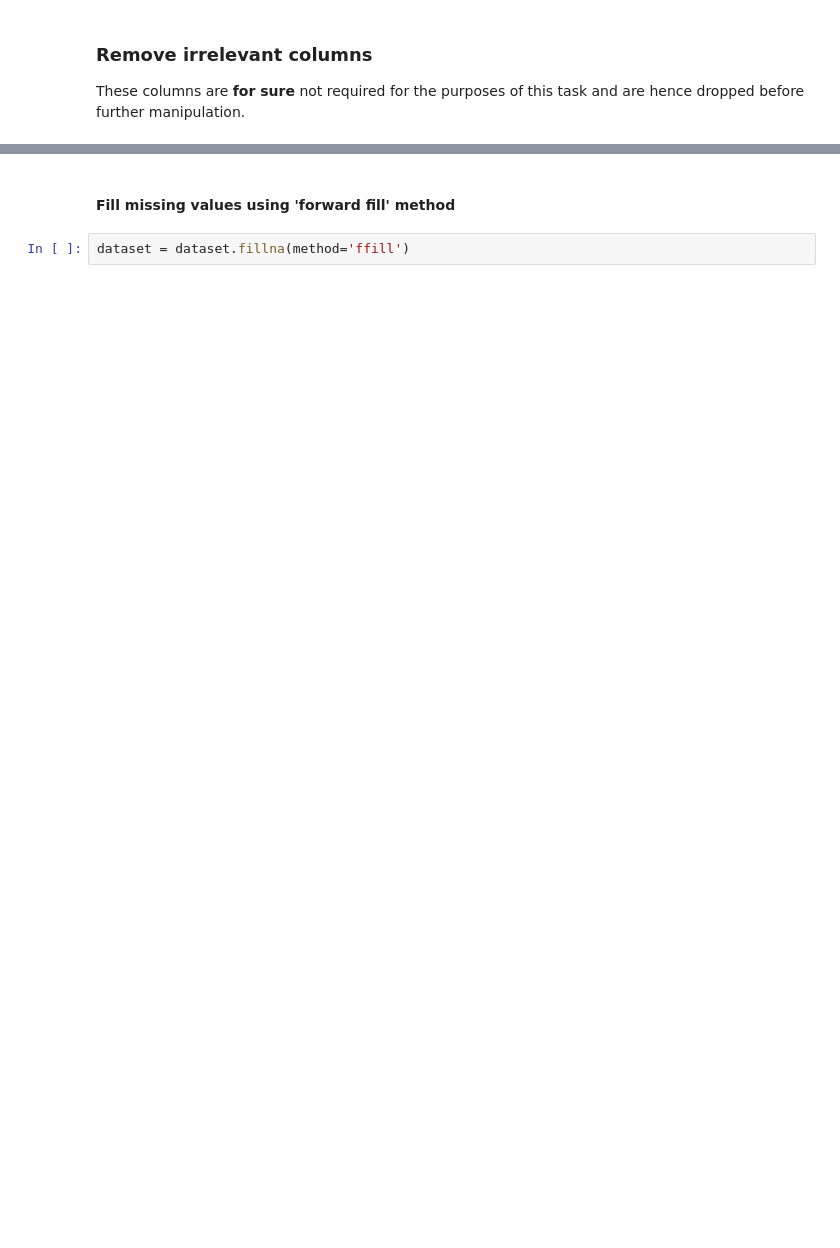
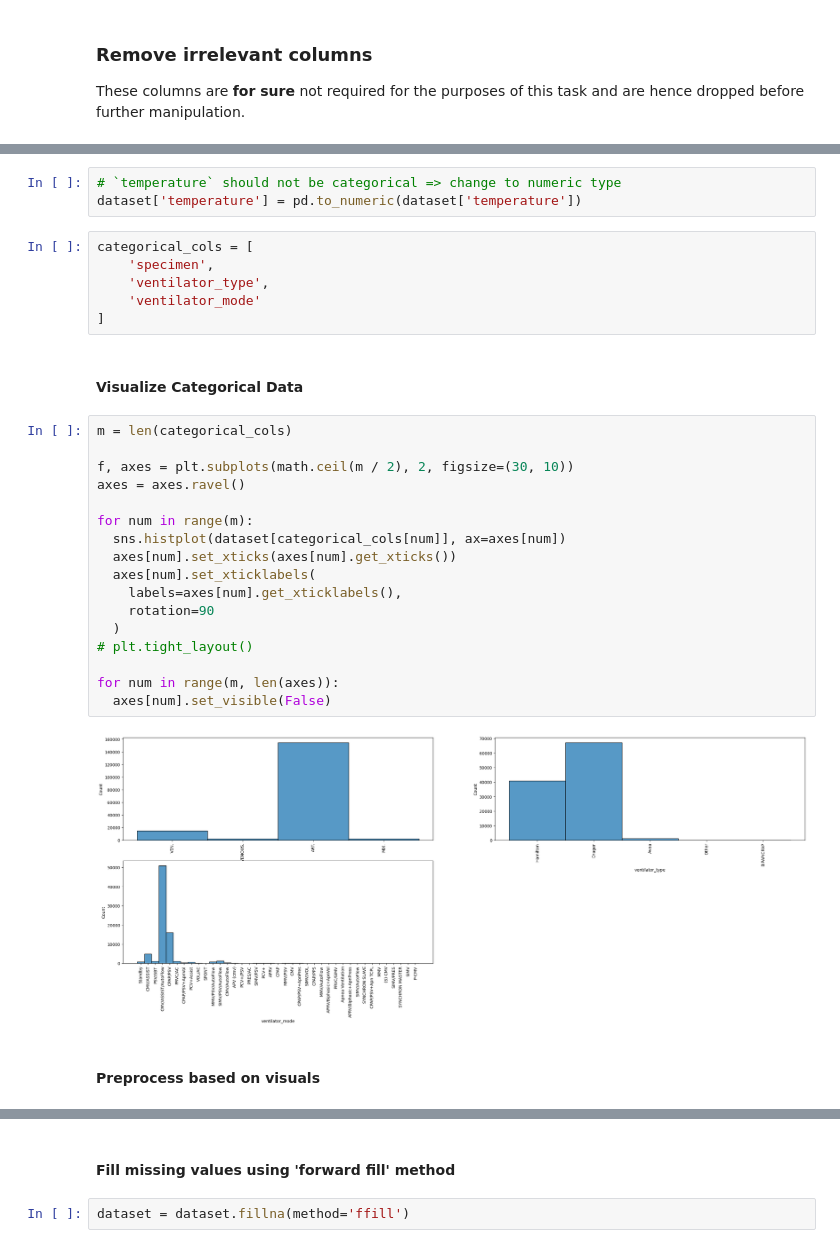
Before and after one commit to gokullan/early-ARDS-prediction, a Jupyter notebook: Early_Prediction_of_ARDS.ipynb, the cells around one changed output, grey strips where cells are left out. Cells and saved outputs as stored; diff of their text form; blank space fills up the shorter version.

```diff
--- a/Early_Prediction_of_ARDS.ipynb
+++ b/Early_Prediction_of_ARDS.ipynb
@@ -91,0 +102,32 @@ null_data
+# %%
+# `temperature` should not be categorical => change to numeric type
+dataset['temperature'] = pd.to_numeric(dataset['temperature'])
+# %%
+categorical_cols = [
+    'specimen',
+    'ventilator_type',
+    'ventilator_mode'
+]
+# %% [markdown]
+#### Visualize Categorical Data
+# %%
+m = len(categorical_cols)
+
+f, axes = plt.subplots(math.ceil(m / 2), 2, figsize=(30, 10))
+axes = axes.ravel()
+
+for num in range(m):
+  sns.histplot(dataset[categorical_cols[num]], ax=axes[num])
+  axes[num].set_xticks(axes[num].get_xticks())
+  axes[num].set_xticklabels(
+    labels=axes[num].get_xticklabels(),
+    rotation=90
+  )
+# plt.tight_layout()
+
+for num in range(m, len(axes)):
+  axes[num].set_visible(False)
+# %% [output]
+[figure, added]
+# %% [markdown]
+#### Preprocess based on visuals
```
Also changed, not shown: parts of 84 cells of this notebook.
